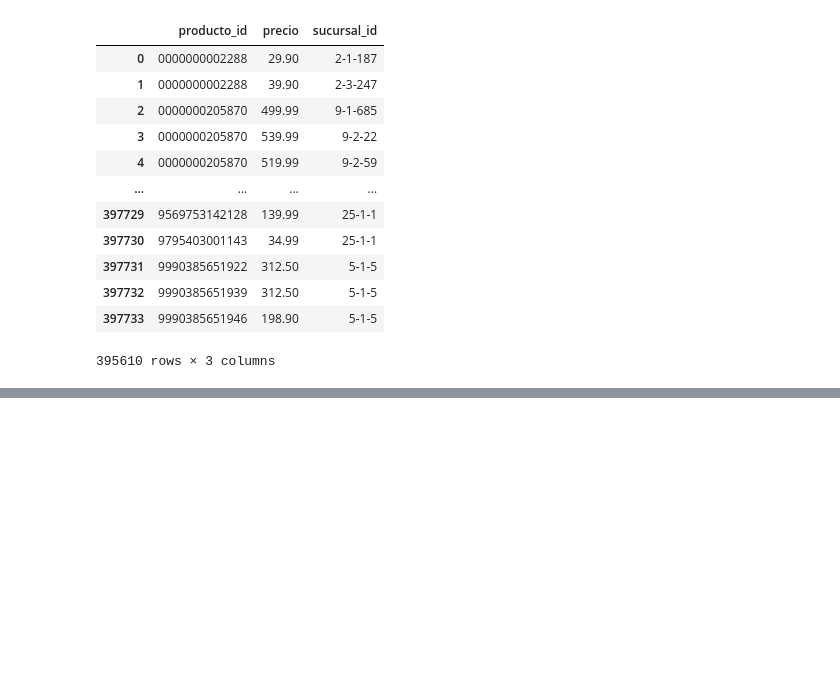
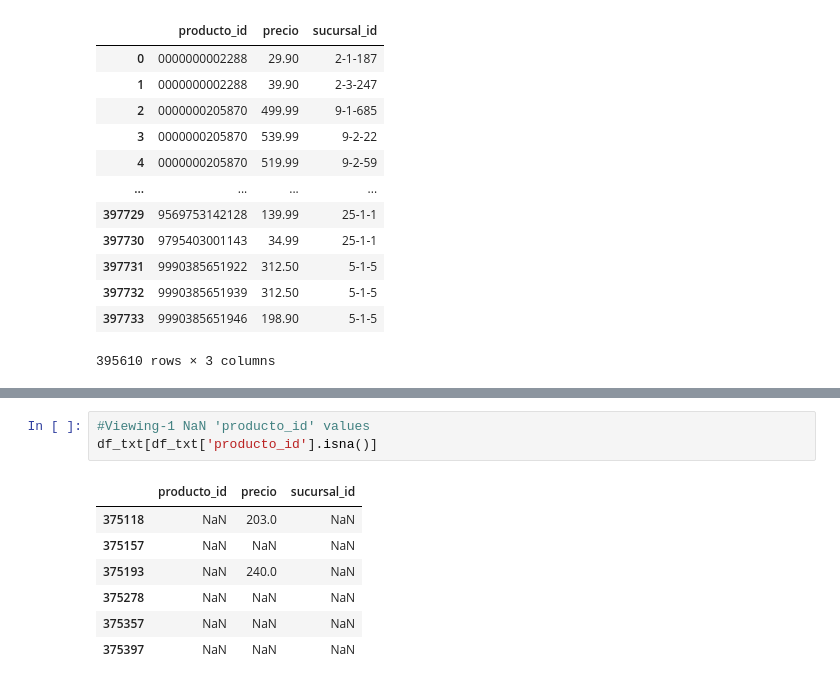
Before and after one commit to Leon-Espitia/Data_Engineering_ETL-n-ER_Model, a Jupyter notebook: cleansingStage.ipynb, the cells around one changed output, grey strips where cells are left out. Drawn from its saved outputs; the diff is of its cells as text; blank space fills up the shorter version.

```diff
--- a/cleansingStage.ipynb
+++ b/cleansingStage.ipynb
@@ -230,0 +279,11 @@ df_json.to_csv('precio_semana20200503.csv', sep=',', index=False)
+# %%
+#Viewing-1 NaN 'producto_id' values
+df_txt[df_txt['producto_id'].isna()]
+# %% [output]
+|  | producto_id | precio | sucursal_id |
+| 375118 | NaN | 203.0 | NaN |
+| 375157 | NaN | NaN | NaN |
+| 375193 | NaN | 240.0 | NaN |
+| 375278 | NaN | NaN | NaN |
+| 375357 | NaN | NaN | NaN |
+| 375397 | NaN | NaN | NaN |
```
Also changed, not shown: parts of 13 cells of this notebook, 1 other file.
